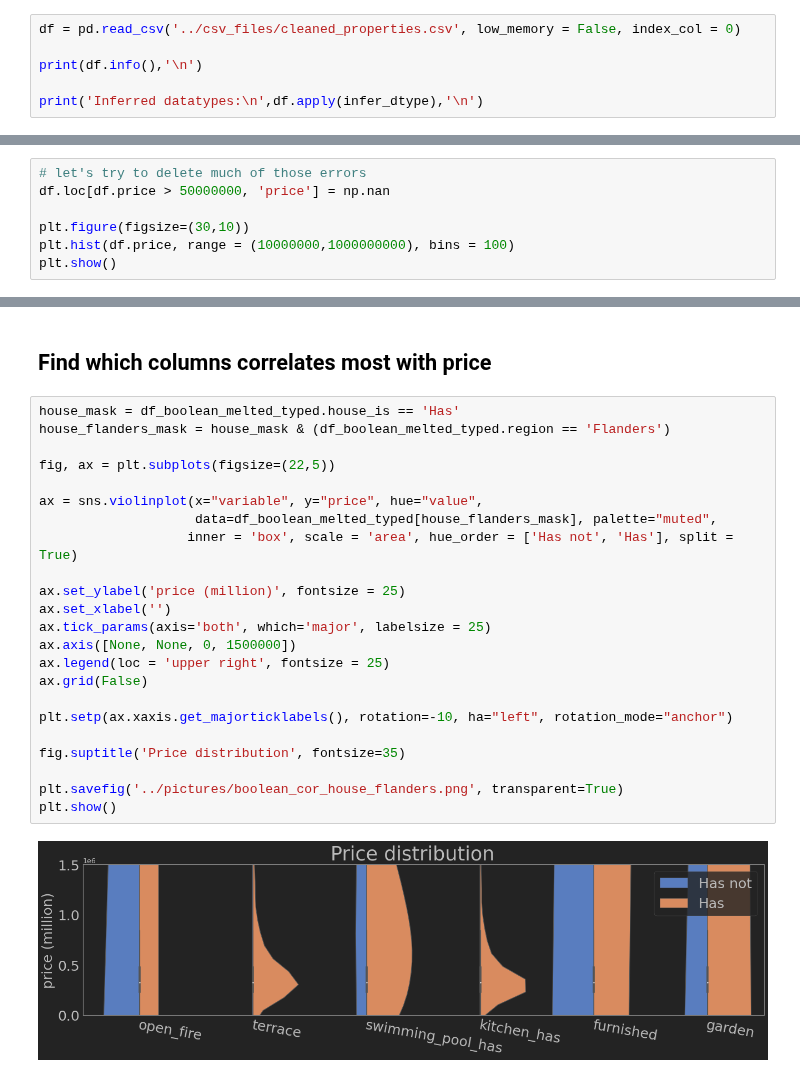
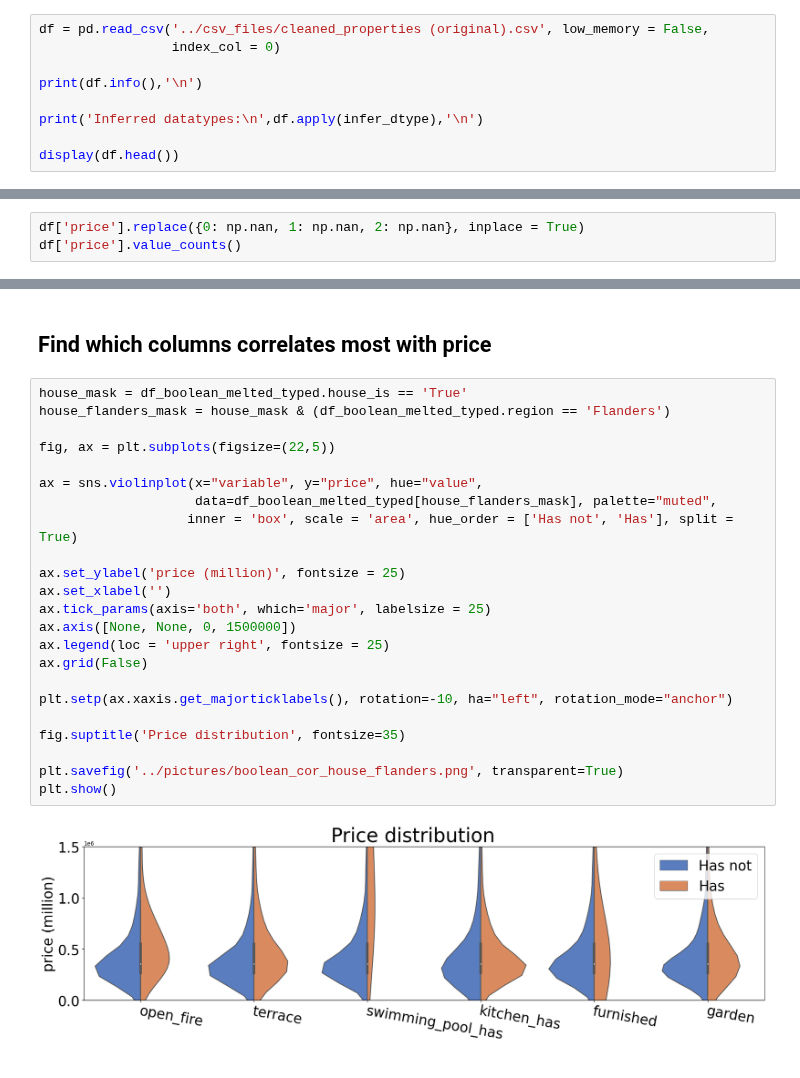
Before and after one commit to phfimmers/Data_visualization, a Jupyter notebook: plot_python_file/philippe_plot.ipynb, the cells around one changed output, grey strips where cells are left out. Cells and saved outputs as stored; diff of their text form.

Commit message:
revert to 'cleaned_properties (original).csv'

```diff
--- a/plot_python_file/philippe_plot.ipynb
+++ b/plot_python_file/philippe_plot.ipynb
@@ -34,8 +35,11 @@ jtplot.style()
 # %%
-df = pd.read_csv('../csv_files/cleaned_properties.csv', low_memory = False, index_col = 0)
+df = pd.read_csv('../csv_files/cleaned_properties (original).csv', low_memory = False,
+                 index_col = 0)
 
 print(df.info(),'\n')
 
 print('Inferred datatypes:\n',df.apply(infer_dtype),'\n')
+
+display(df.head())
 # %% [output]
 <class 'pandas.core.frame.DataFrame'>
@@ -83,7 +69,0 @@ plt.show()
-# %%
-# let's try to delete much of those errors
-df.loc[df.price > 50000000, 'price'] = np.nan
-
-plt.figure(figsize=(30,10))
-plt.hist(df.price, range = (10000000,1000000000), bins = 100)
-plt.show()
@@ -100,0 +70,3 @@ Index(['locality', 'house_is', 'property_subtype', 'price', 'sale',
+# %%
+df['price'].replace({0: np.nan, 1: np.nan, 2: np.nan}, inplace = True)
+df['price'].value_counts()
@@ -474,27 +449,27 @@ df_boolean_melted_typed = df_boolean.melt(id_vars = ['price', 'house_is', 'regio
 # %% [markdown]
 ## Find which columns correlates most with price
 # %%
-house_mask = df_boolean_melted_typed.house_is == 'Has'
+house_mask = df_boolean_melted_typed.house_is == 'True'
 house_flanders_mask = house_mask & (df_boolean_melted_typed.region == 'Flanders')
 
 fig, ax = plt.subplots(figsize=(22,5))
 
 ax = sns.violinplot(x="variable", y="price", hue="value",
                     data=df_boolean_melted_typed[house_flanders_mask], palette="muted",
                    inner = 'box', scale = 'area', hue_order = ['Has not', 'Has'], split = True)
 
 ax.set_ylabel('price (million)', fontsize = 25)
 ax.set_xlabel('')
 ax.tick_params(axis='both', which='major', labelsize = 25)
 ax.axis([None, None, 0, 1500000])
 ax.legend(loc = 'upper right', fontsize = 25)
 ax.grid(False)
 
 plt.setp(ax.xaxis.get_majorticklabels(), rotation=-10, ha="left", rotation_mode="anchor")
 
 fig.suptitle('Price distribution', fontsize=35)
 
 plt.savefig('../pictures/boolean_cor_house_flanders.png', transparent=True)
 plt.show()
 # %% [output]
-[figure, old version]
+[figure, new version]
```
Also changed, not shown: parts of 18 cells of this notebook, 4 other files.
